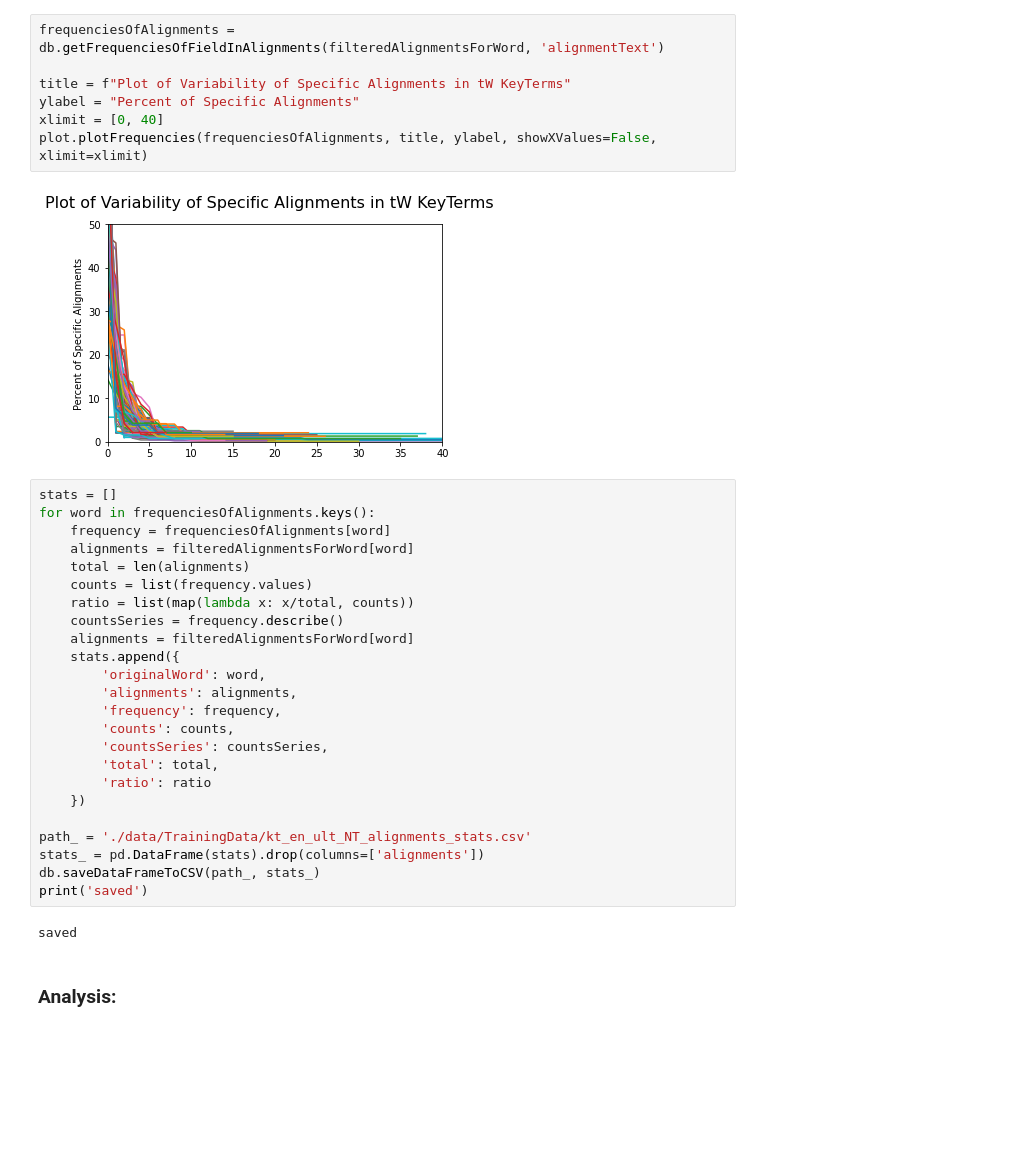
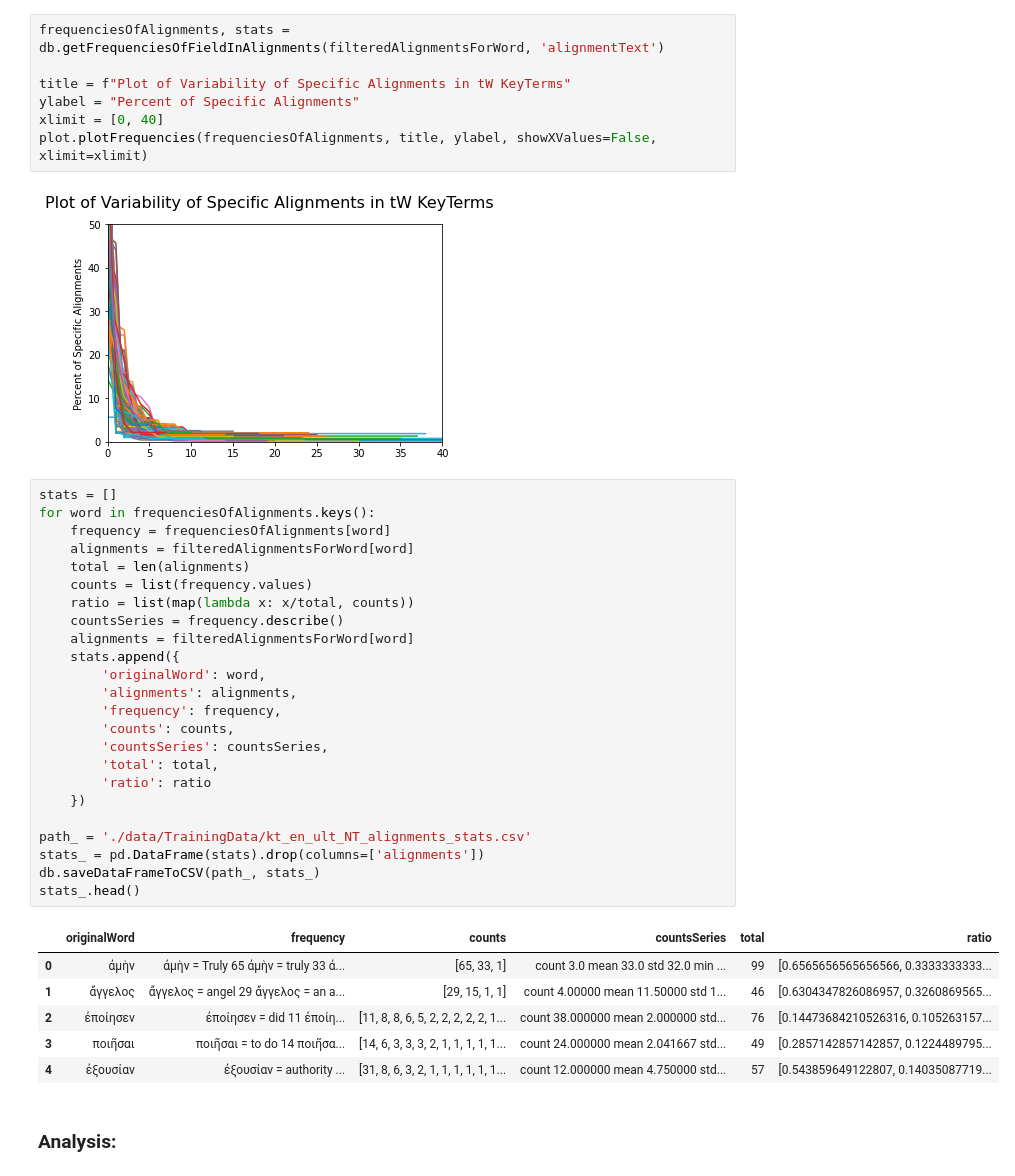
Before and after one commit to unfoldingWord-box3/alignment-ml, a Jupyter notebook: plot_multi_alignments.ipynb, the cells around one changed output. Saved outputs shown, nothing was run; the diff lists cells and outputs as text; blank space fills up the shorter version.

```diff
--- a/plot_multi_alignments.ipynb
+++ b/plot_multi_alignments.ipynb
@@ -32,7 +32,7 @@ Original Language Alignments: 105
 #### Frequency of alignments:
 _***Note that each line on the graphs below represents an alignment for a specific word. For example we have separate lines for 'Θεός', 'Θεὸς', or 'Θεοῦ' even though they have the same lemma.  It made sense to group the alignments this way since aligners are likely to choose different target language words based on morphology of the word._
 # %%
-frequenciesOfAlignments = db.getFrequenciesOfFieldInAlignments(filteredAlignmentsForWord, 'alignmentText')
+frequenciesOfAlignments, stats = db.getFrequenciesOfFieldInAlignments(filteredAlignmentsForWord, 'alignmentText')
 
 title = f"Plot of Variability of Specific Alignments in tW KeyTerms"
 ylabel = "Percent of Specific Alignments"
@@ -43,29 +43,34 @@ plot.plotFrequencies(frequenciesOfAlignments, title, ylabel, showXValues=False,
 # %%
 stats = []
 for word in frequenciesOfAlignments.keys():
     frequency = frequenciesOfAlignments[word]
     alignments = filteredAlignmentsForWord[word]
     total = len(alignments)
     counts = list(frequency.values)
     ratio = list(map(lambda x: x/total, counts))
     countsSeries = frequency.describe()
     alignments = filteredAlignmentsForWord[word]
     stats.append({
         'originalWord': word,
         'alignments': alignments,
         'frequency': frequency,
         'counts': counts,
         'countsSeries': countsSeries,
         'total': total,
         'ratio': ratio
     })
 
 path_ = './data/TrainingData/kt_en_ult_NT_alignments_stats.csv'
 stats_ = pd.DataFrame(stats).drop(columns=['alignments'])
 db.saveDataFrameToCSV(path_, stats_)
-print('saved')
+stats_.head()
 # %% [output]
-saved
+|  | originalWord | frequency | counts | countsSeries | total | ratio |
+| 0 | ἀμὴν | ἀμὴν = Truly 65 ἀμὴν = truly 33 ἀ... | [65, 33, 1] | count 3.0 mean 33.0 std 32.0 min ... | 99 | [0.6565656565656566, 0.3333333333... |
+| 1 | ἄγγελος | ἄγγελος = angel 29 ἄγγελος = an a... | [29, 15, 1, 1] | count 4.00000 mean 11.50000 std 1... | 46 | [0.6304347826086957, 0.3260869565... |
+| 2 | ἐποίησεν | ἐποίησεν = did 11 ἐποίη... | [11, 8, 8, 6, 5, 2, 2, 2, 2, 2, 1... | count 38.000000 mean 2.000000 std... | 76 | [0.14473684210526316, 0.105263157... |
+| 3 | ποιῆσαι | ποιῆσαι = to do 14 ποιῆσα... | [14, 6, 3, 3, 3, 2, 1, 1, 1, 1, 1... | count 24.000000 mean 2.041667 std... | 49 | [0.2857142857142857, 0.1224489795... |
+| 4 | ἐξουσίαν | ἐξουσίαν = authority ... | [31, 8, 6, 3, 2, 1, 1, 1, 1, 1, 1... | count 12.000000 mean 4.750000 std... | 57 | [0.543859649122807, 0.14035087719... |
 # %% [markdown]
 ### Analysis:
 # %% [markdown]
```
Also changed, not shown: parts of 6 cells of this notebook, 24 other files.
